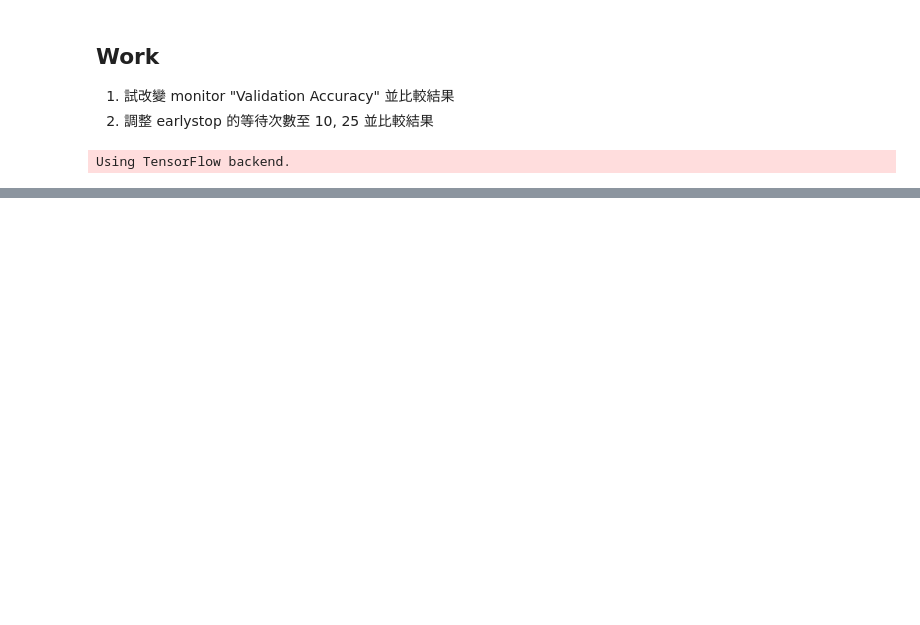
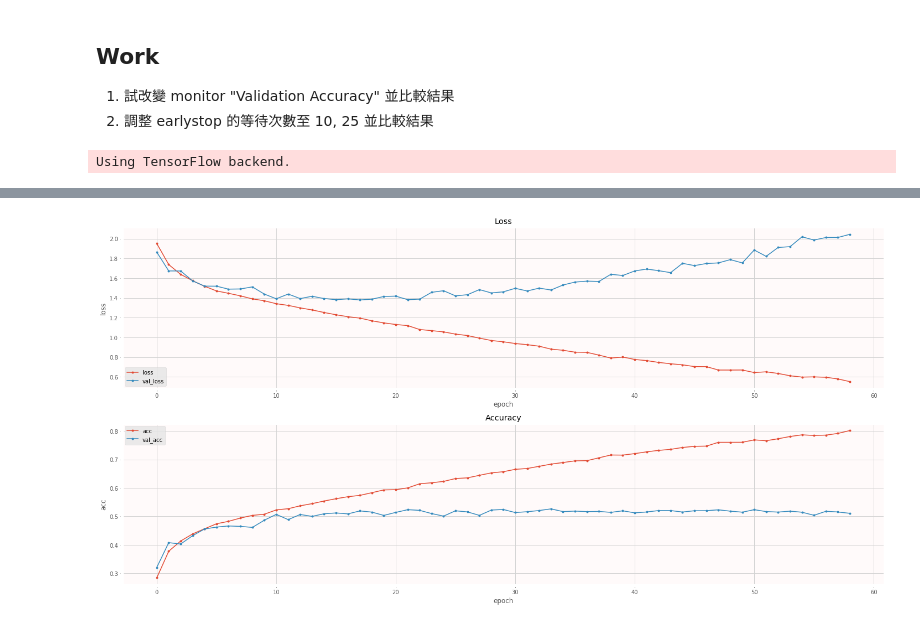
Before and after one commit to penguinwang96825/ML100Days, a Jupyter notebook: homework/Day085/Day085_HW.ipynb, the cells around one changed output, grey strips where cells are left out. Drawn from its saved outputs; the diff is of its cells as text; code cells hidden in the pictures; blank space fills up the shorter version.

```diff
--- a/homework/Day085/Day085_HW.ipynb
+++ b/homework/Day085/Day085_HW.ipynb
@@ -85,0 +154,20 @@ import matplotlib.pyplot as plt
+# %%
+earlystop = EarlyStopping(monitor="val_acc",
+                          patience=25,
+                          verbose=0,
+                          mode="max")
+
+model = build_mlp(input_shape=x_train.shape[1:])
+model.compile(loss="categorical_crossentropy", metrics=["acc"], optimizer="adam")
+
+history = model.fit(
+    x_train, y_train,
+    epochs=EPOCHS,
+    batch_size=BATCH_SIZE,
+    validation_data=(x_test, y_test),
+    shuffle=True,
+    verbose=0,
+    callbacks=[earlystop])
+plot_history(history)
+# %% [output]
+[figure, added]
```
Also changed, not shown: parts of 8 cells of this notebook, 3 other files.
